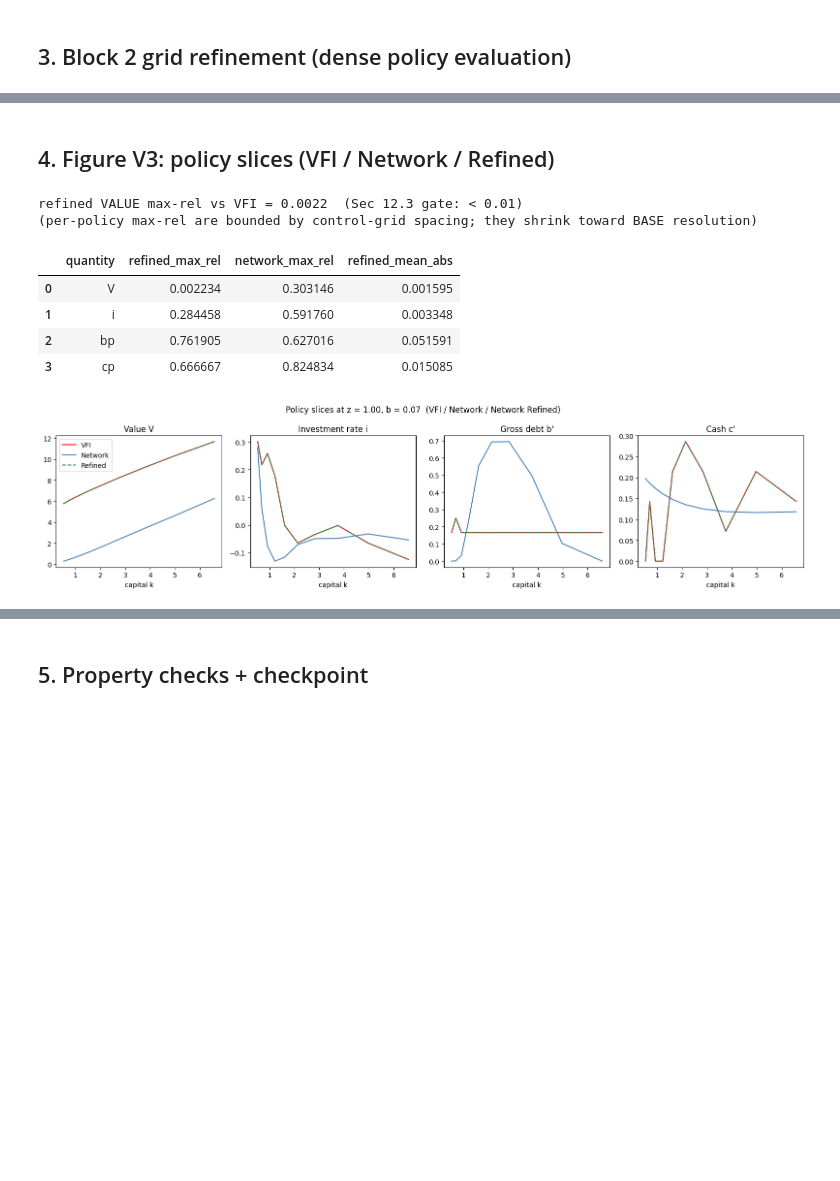
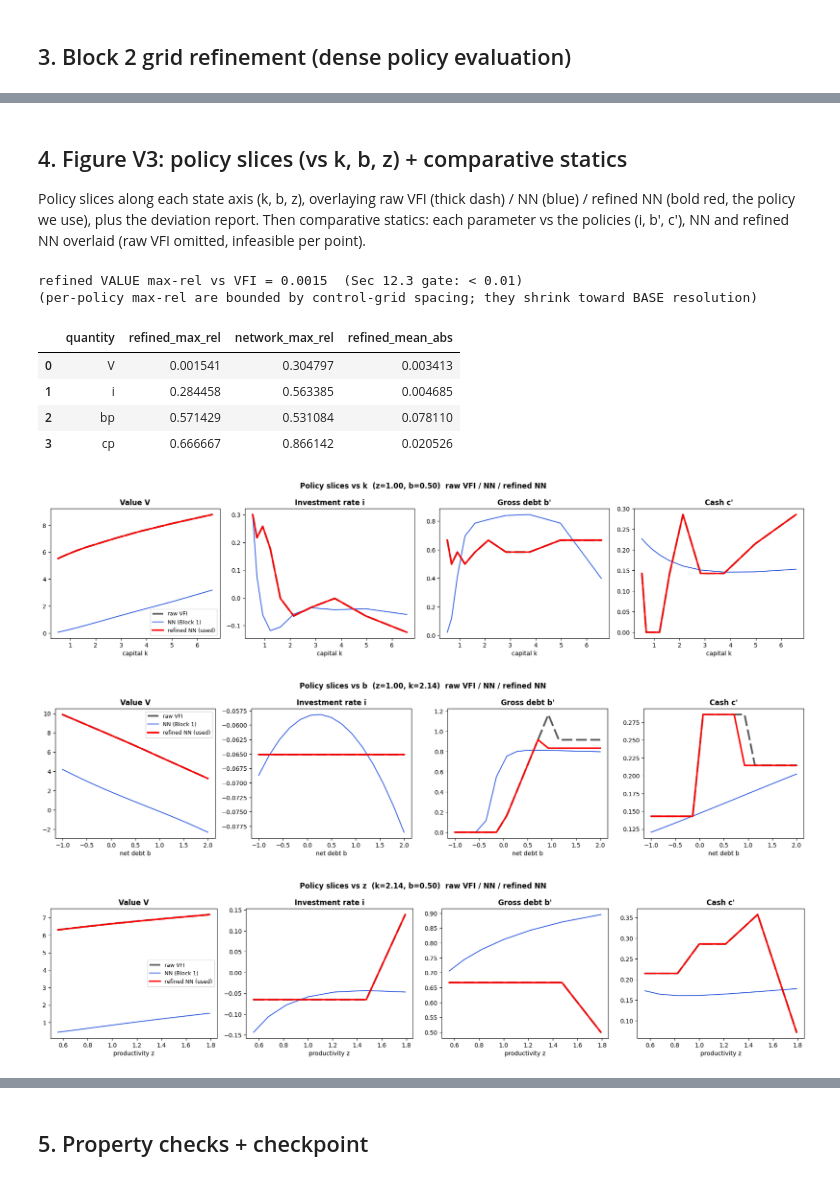
Before and after one commit to zhaoxuanwang/deep-learning-corp-finance, a Jupyter notebook: docs/v3/01_block1_vs_vfi_validation.ipynb, the cells around one changed output, grey strips where cells are left out. Saved outputs shown, nothing was run; the diff lists cells and outputs as text; code cells hidden in the pictures; blank space fills up the shorter version.

```diff
--- a/docs/v3/01_block1_vs_vfi_validation.ipynb
+++ b/docs/v3/01_block1_vs_vfi_validation.ipynb
@@ -116,23 +116,31 @@ refined value range: 0.0 19.652419335397504
 # %% [markdown]
-## 4. Figure V3: policy slices (VFI / Network / Refined)
+## 4. Figure V3: policy slices (vs k, b, z) + comparative statics
+
+Policy slices along each state axis (k, b, z), overlaying raw VFI (thick dash) / NN (blue) / refined
+NN (bold red, the policy we use), plus the deviation report. Then comparative statics: each parameter
+vs the policies (i, b', c'), NN and refined NN overlaid (raw VFI omitted, infeasible per point).
 # %%
-# Figure V3 (Sec 12.3): policy slices vs capital, overlaying VFI / Network / Refined.
-slices = policy_slices.k_slices(vfi_sol, net_grid, refined, b_value=-0.03)
-fig = figures.plot_k_slices(slices)
-artifacts.save_figure(RUN, fig, "fig_v3_policy_slices.png")
+# Figure V3 (Sec 12.3): complete policy slices along EACH state axis (k, b, z), overlaying
+# raw VFI (thick dash) / NN (blue) / refined NN (bold red, the policy we actually use).
+for ax in ("k", "b", "z"):
+    sl = policy_slices.slices(vfi_sol, net_grid, refined, axis=ax)
+    fig = figures.plot_policy_slices(sl)
+    artifacts.save_figure(RUN, fig, f"fig_v3_slices_{ax}.png")
 
 dev = policy_slices.deviation_report(vfi_sol, refined, net_grid)
 artifacts.save_summary(RUN, dev, "deviation_report.csv")
 value_max_rel = next(r["refined_max_rel"] for r in dev if r["quantity"] == "V")
 print(f"refined VALUE max-rel vs VFI = {value_max_rel:.4f}  (Sec 12.3 gate: < 0.01)")
 print("(per-policy max-rel are bounded by control-grid spacing; they shrink toward BASE resolution)")
 pd.DataFrame(dev)
 # %% [output]
-refined VALUE max-rel vs VFI = 0.0022  (Sec 12.3 gate: < 0.01)
+refined VALUE max-rel vs VFI = 0.0015  (Sec 12.3 gate: < 0.01)
 (per-policy max-rel are bounded by control-grid spacing; they shrink toward BASE resolution)
 |  | quantity | refined_max_rel | network_max_rel | refined_mean_abs |
-| 0 | V | 0.002234 | 0.303146 | 0.001595 |
-| 1 | i | 0.284458 | 0.591760 | 0.003348 |
-| 2 | bp | 0.761905 | 0.627016 | 0.051591 |
-| 3 | cp | 0.666667 | 0.824834 | 0.015085 |
+| 0 | V | 0.001541 | 0.304797 | 0.003413 |
+| 1 | i | 0.284458 | 0.563385 | 0.004685 |
+| 2 | bp | 0.571429 | 0.531084 | 0.078110 |
+| 3 | cp | 0.666667 | 0.866142 | 0.020526 |
-[figure, old version]
+[figure, new version]
+[figure, added]
+[figure, added]
```
Also changed, not shown: parts of 3 cells of this notebook, 12 other files.
